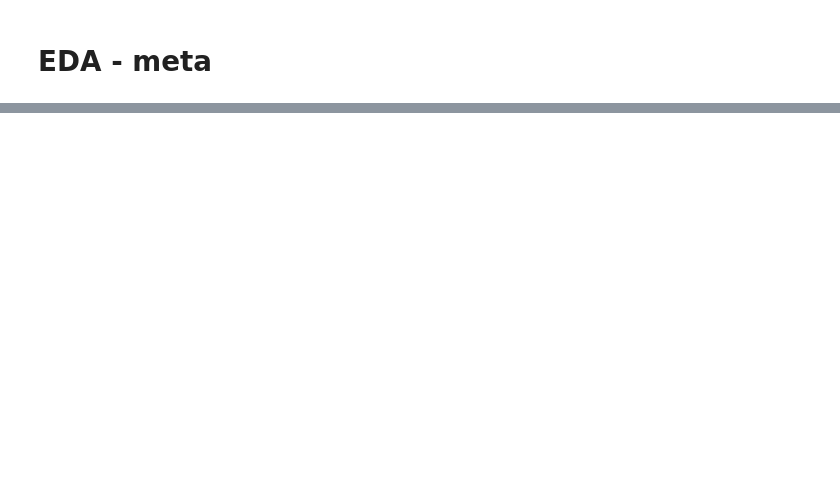
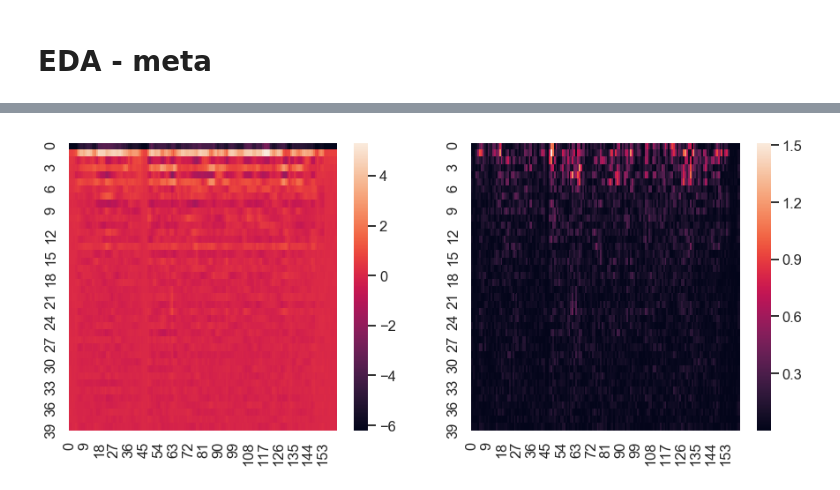
Before and after one commit to flembr/affect_recognition_hci, a Jupyter notebook: 00_EDA.ipynb, the cells around one changed output, grey strips where cells are left out. Cells and saved outputs as stored; diff of their text form; code cells hidden in the pictures; blank space fills up the shorter version.

```diff
--- a/00_EDA.ipynb
+++ b/00_EDA.ipynb
@@ -80,0 +84,17 @@ plt.tight_layout()
+# %%
+fig,ax = plt.subplots(ncols=2,nrows=1,figsize=(15,6))
+
+df_emo = df_wav[df.emotion == emo].sample(2)
+
+signal,fs = librosa.load('./EmoDB/wav/%s.wav' %df_emo.index[0])
+mfcc = librosa.feature.mfcc(y=signal,sr=fs,n_mfcc=40)
+mfcc = (mfcc-np.mean(mfcc,axis=0)) / np.std(mfcc,axis=0)
+
+feat_dict = loadmat('./EmoDB/wav/%s_features.mat' %df_emo.index[0])
+sns.heatmap(mfcc,ax=ax[0])
+sns.heatmap(np.abs(np.gradient(mfcc,axis=1,edge_order=2)),ax=ax[1])
+
+def abs_grad(x, axis=1):
+    return np.abs(np.gradient(x,axis=axis,edge_order=2))
+# %% [output]
+[figure, added]
```
Also changed, not shown: parts of 14 cells of this notebook, 5 other files.
